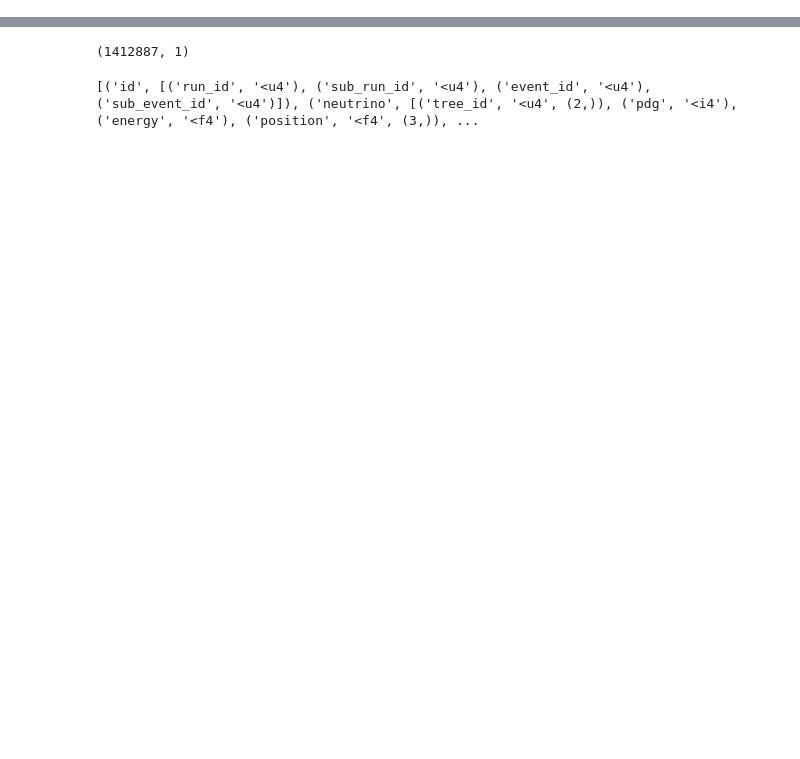
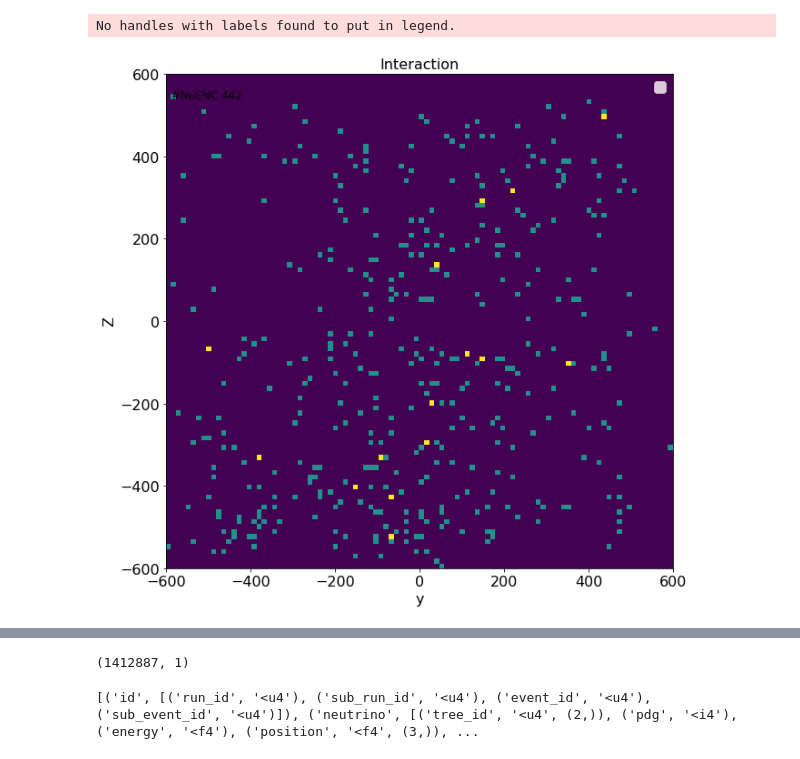
Before and after one commit to dpankova/DoublePulse, a Jupyter notebook: notebooks/Improved/Test_Files.ipynb, the cells around one changed output, grey strips where cells are left out. Saved outputs shown, nothing was run; the diff lists cells and outputs as text; code cells hidden in the pictures; blank space fills up the shorter version.

```diff
--- a/notebooks/Improved/Test_Files.ipynb
+++ b/notebooks/Improved/Test_Files.ipynb
@@ -92,0 +197,19 @@ print(np.sum(diff_events['qst'][:,0]['q'][:,0]>400))
+# %%
+fig = plt.figure(figsize=(10, 10))
+ax = fig.add_subplot(111)
+plt.rcParams.update({'font.size': 16})
+plt.ticklabel_format(axis='both', style='sci', scilimits=(-5,5))
+ax.set_xscale('linear')
+ax.set_yscale('linear')
+ax.set_title("Interaction", fontsize = 16)
+ax.text(0.01,0.95,'#NuENC '+str(len(diff_events)), transform=ax.transAxes, color = "black",fontsize=12)
+ax.set_xlabel('y', fontsize = 16)
+ax.set_ylabel("Z", fontsize = 16)
+ax.hist2d(diff_events['prim_daughter']['position'][:,0][:,1],diff_events['prim_daughter']['position'][:,0][:,2], bins =100, range = [[-600, 600], [-600, 600]],label = "Qtot")
+#ax.hist(diff_events['qst'][:,0]['q'][:,0], bins =200, histtype = 'step',edgecolor ='b', lw =2, range = [0,10000],label = "Qst")
+
+plt.legend()
+plt.show()
+# %% [output]
+No handles with labels found to put in legend.
+[figure, added]
```
Also changed, not shown: parts of 30 cells of this notebook, 1 other file.
